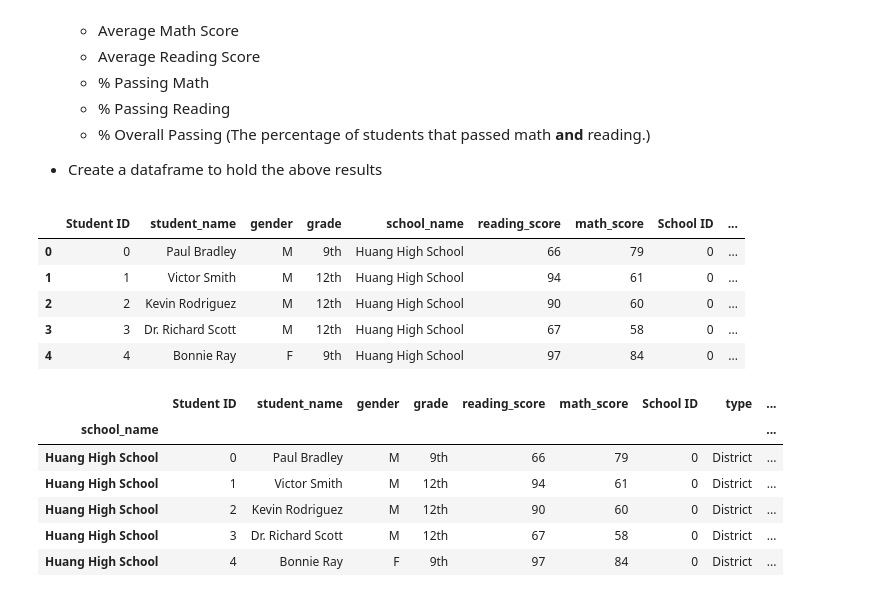
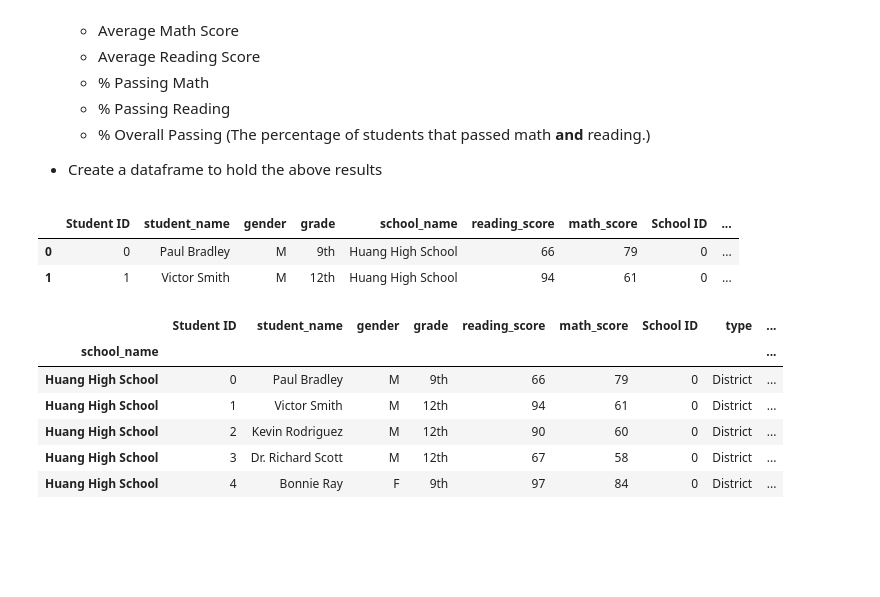
Before and after one commit to knarisara/pandas-challenge, a Jupyter notebook: PyCitySchools/PyCitySchools_starter_Narisara.ipynb, the cells around one changed output. Drawn from its saved outputs; the diff is of its cells as text; code cells hidden in the pictures; blank space fills up the shorter version.

```diff
--- a/PyCitySchools/PyCitySchools_starter_Narisara.ipynb
+++ b/PyCitySchools/PyCitySchools_starter_Narisara.ipynb
@@ -220,13 +192,10 @@ District_Summary_df
 
 * Create a dataframe to hold the above results
 # %%
-# Re-View School Data Complete DataFrame
-school_data_complete_df.head(5)
+# Re-View mearged data : School Data Complete DataFrame
+school_data_complete_df.head(2)
 # %% [output]
 |  | Student ID | student_name | gender | grade | school_name | reading_score | math_score | School ID | ... |
 | 0 | 0 | Paul Bradley | M | 9th | Huang High School | 66 | 79 | 0 | ... |
 | 1 | 1 | Victor Smith | M | 12th | Huang High School | 94 | 61 | 0 | ... |
-| 2 | 2 | Kevin Rodriguez | M | 12th | Huang High School | 90 | 60 | 0 | ... |
-| 3 | 3 | Dr. Richard Scott | M | 12th | Huang High School | 67 | 58 | 0 | ... |
-| 4 | 4 | Bonnie Ray | F | 9th | Huang High School | 97 | 84 | 0 | ... |
 # %%
```
Also changed, not shown: parts of 57 cells of this notebook.
